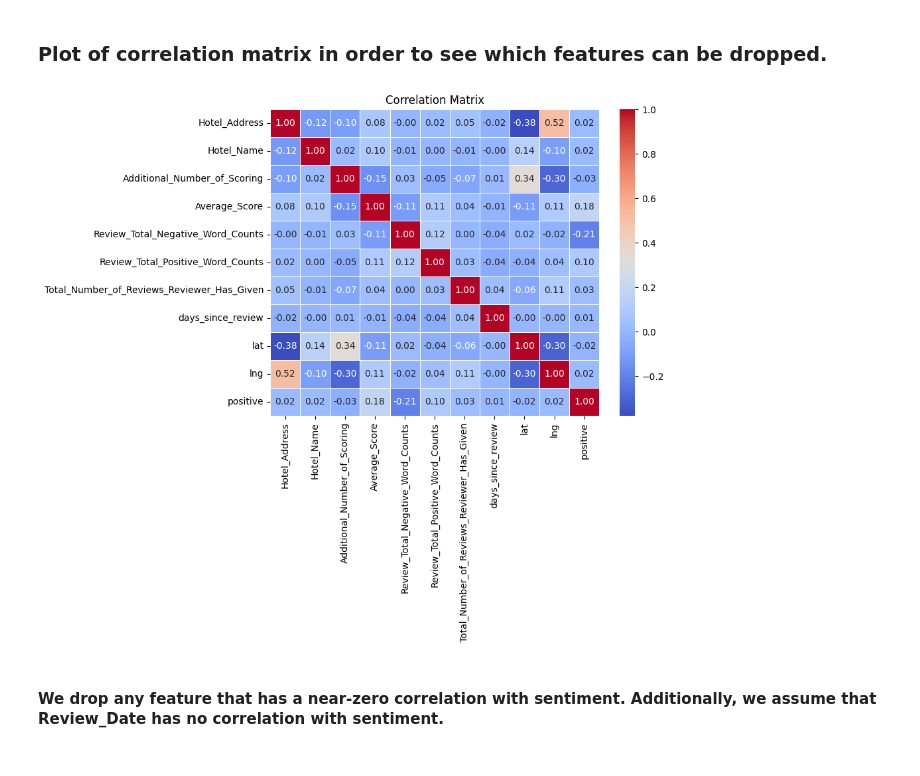
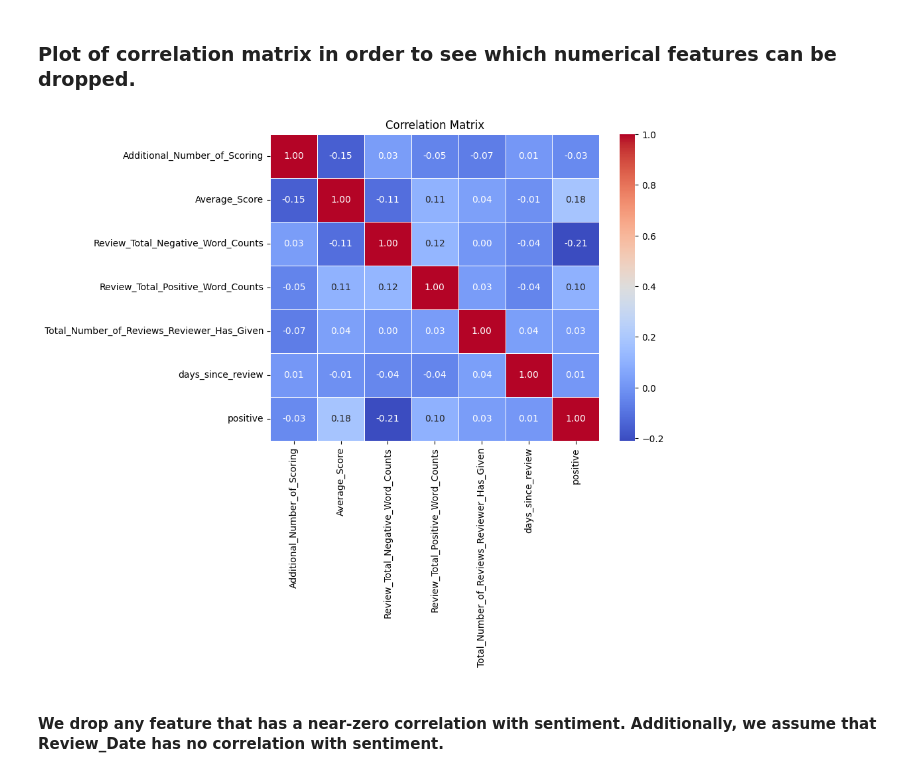
Before and after one commit to hanseirikops/INFO-284-Supergruppen, a Jupyter notebook: Datacleaning_analysis.ipynb, the cells around one changed output. Cells and saved outputs as stored; diff of their text form; code cells hidden in the pictures.

```diff
--- a/Datacleaning_analysis.ipynb
+++ b/Datacleaning_analysis.ipynb
@@ -45,25 +45,29 @@ data['Reviewer_Nationality'] = label_encoded_reviwer_nationality.fit_transform(d
 # hotel_names = data['Hotel_Name'] # Create a new dataframe with the hotel names
 # data.drop('Hotel_Name',axis=1,inplace=True) # Drop the column 'Hotel_Name' as it is not needed in the model
 # %% [markdown]
-### Plot of correlation matrix in order to see which features can be dropped.
+### Plot of correlation matrix in order to see which numerical features can be dropped.
 # %%
 # binary variable to determine sentiment (1 if Reviewer_Score >= 5, else 0)
 data['positive'] = (data['Reviewer_Score'] >= 5).astype(int)
 
-numerical_data = data[['Hotel_Address', 'Hotel_Name','Additional_Number_of_Scoring', 'Average_Score', 'Review_Total_Negative_Word_Counts',
+numerical_and_le_data = data[['Hotel_Address', 'Hotel_Name','Additional_Number_of_Scoring', 'Average_Score', 'Review_Total_Negative_Word_Counts',
                             'Review_Total_Positive_Word_Counts', 'Total_Number_of_Reviews_Reviewer_Has_Given',
                             'days_since_review', 'lat', 'lng', 'positive']]
+
+numerical_data = data[['Additional_Number_of_Scoring', 'Average_Score', 'Review_Total_Negative_Word_Counts',
+                            'Review_Total_Positive_Word_Counts', 'Total_Number_of_Reviews_Reviewer_Has_Given',
+                            'days_since_review', 'positive']]
 
 # Compute correlation matrix
 correlation_matrix = numerical_data.corr()
 
 # Visualize the correlation matrix using a heatmap (ChatGPT)
 plt.figure(figsize=(8, 6))
 sns.heatmap(correlation_matrix, annot=True, cmap="coolwarm", fmt=".2f", linewidths=0.5)
 plt.title('Correlation Matrix')
 plt.show()
 # %% [output]
-[figure, old version]
+[figure, new version]
 # %% [markdown]
 #### We drop any feature that has a near-zero correlation with sentiment. Additionally, we assume that Review_Date has no correlation with sentiment.
 # %%
```
Also changed, not shown: parts of 1 cell of this notebook.
